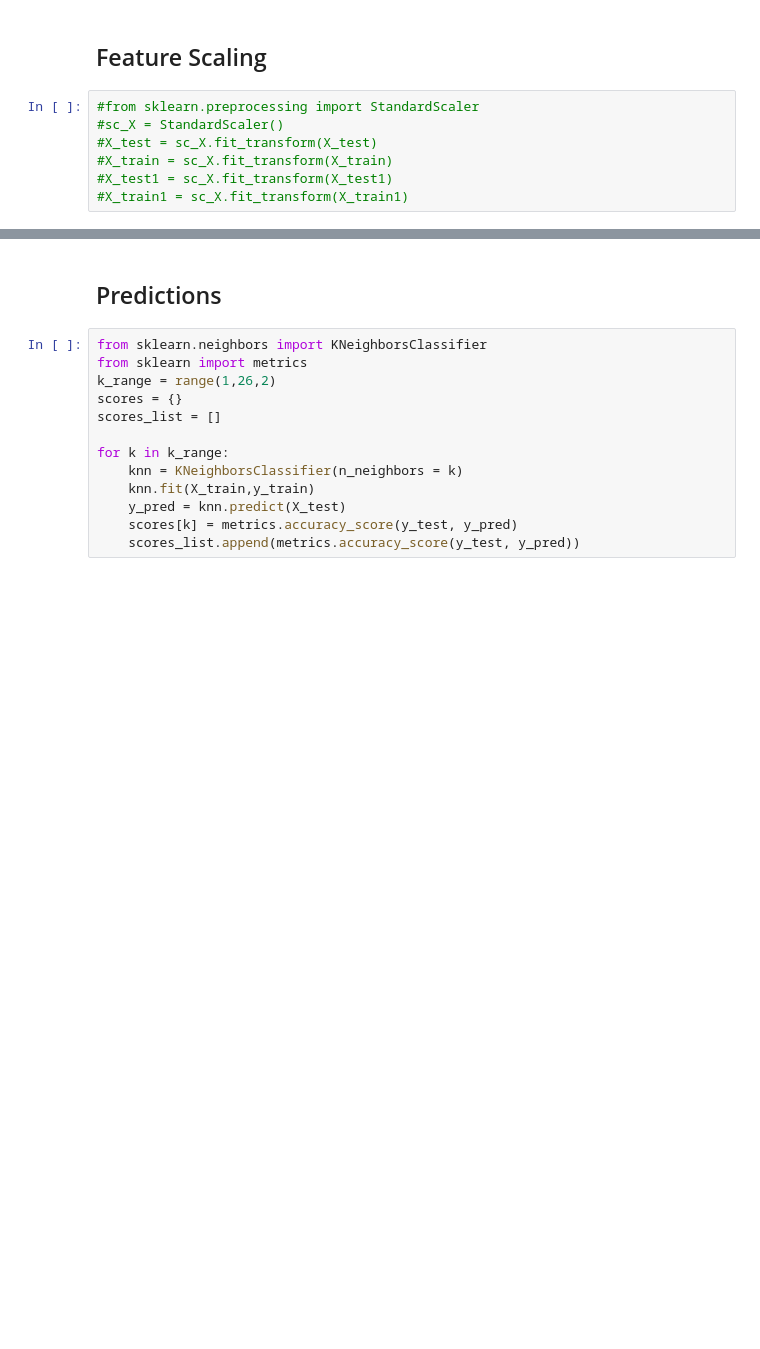
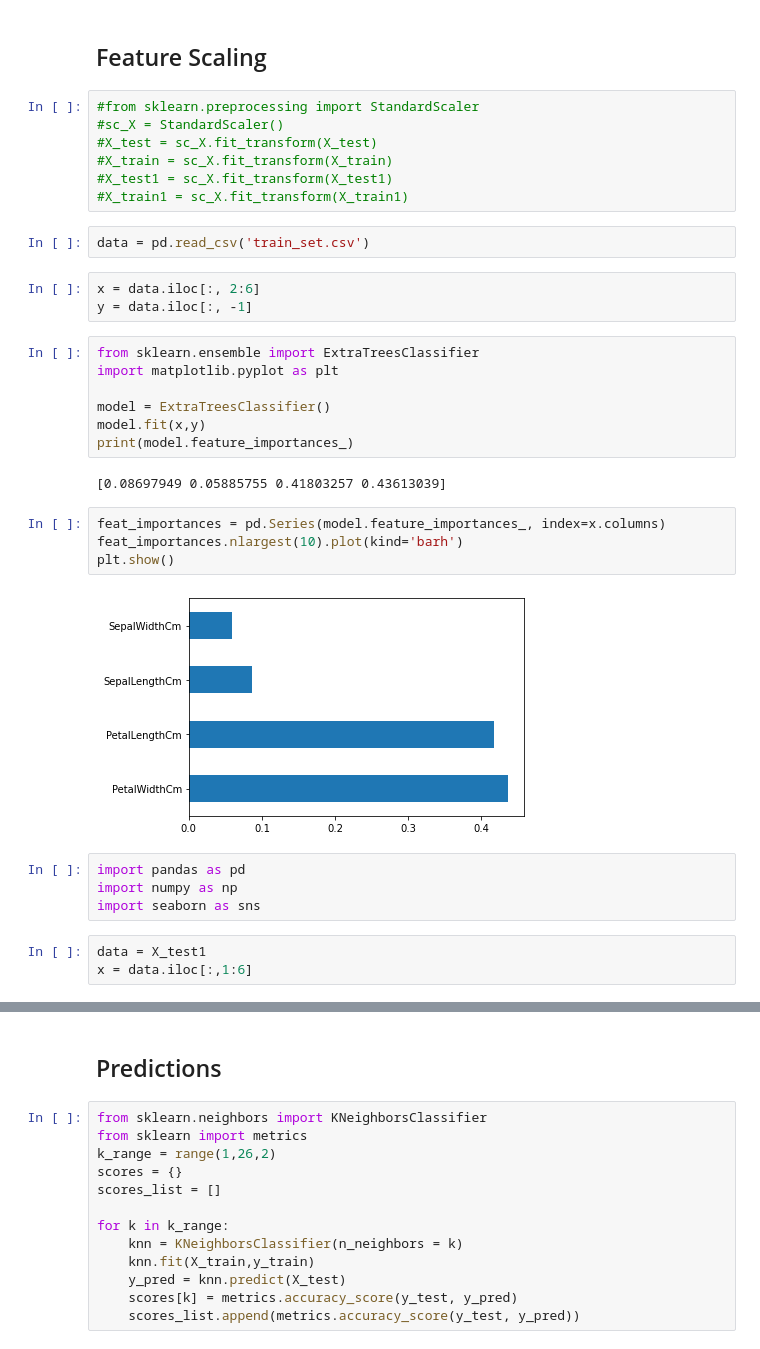
Before and after one commit to Lallalan/CPC152-KNN, a Jupyter notebook: KNN USE.ipynb, the cells around one changed output, grey strips where cells are left out. Saved outputs shown, nothing was run; the diff lists cells and outputs as text; blank space fills up the shorter version.

```diff
--- a/KNN USE.ipynb
+++ b/KNN USE.ipynb
@@ -181,3 +181,30 @@ dtype: object
 #X_train = sc_X.fit_transform(X_train)
 #X_test1 = sc_X.fit_transform(X_test1)
 #X_train1 = sc_X.fit_transform(X_train1)
+# %%
+data = pd.read_csv('train_set.csv')
+# %%
+x = data.iloc[:, 2:6]
+y = data.iloc[:, -1]
+# %%
+from sklearn.ensemble import ExtraTreesClassifier
+import matplotlib.pyplot as plt
+
+model = ExtraTreesClassifier()
+model.fit(x,y)
+print(model.feature_importances_)
+# %% [output]
+[0.08697949 0.05885755 0.41803257 0.43613039]
+# %%
+feat_importances = pd.Series(model.feature_importances_, index=x.columns)
+feat_importances.nlargest(10).plot(kind='barh')
+plt.show()
+# %% [output]
+[figure, added]
+# %%
+import pandas as pd
+import numpy as np
+import seaborn as sns
+# %%
+data = X_test1
+x = data.iloc[:,1:6]
```
Also changed, not shown: parts of 17 cells of this notebook.
